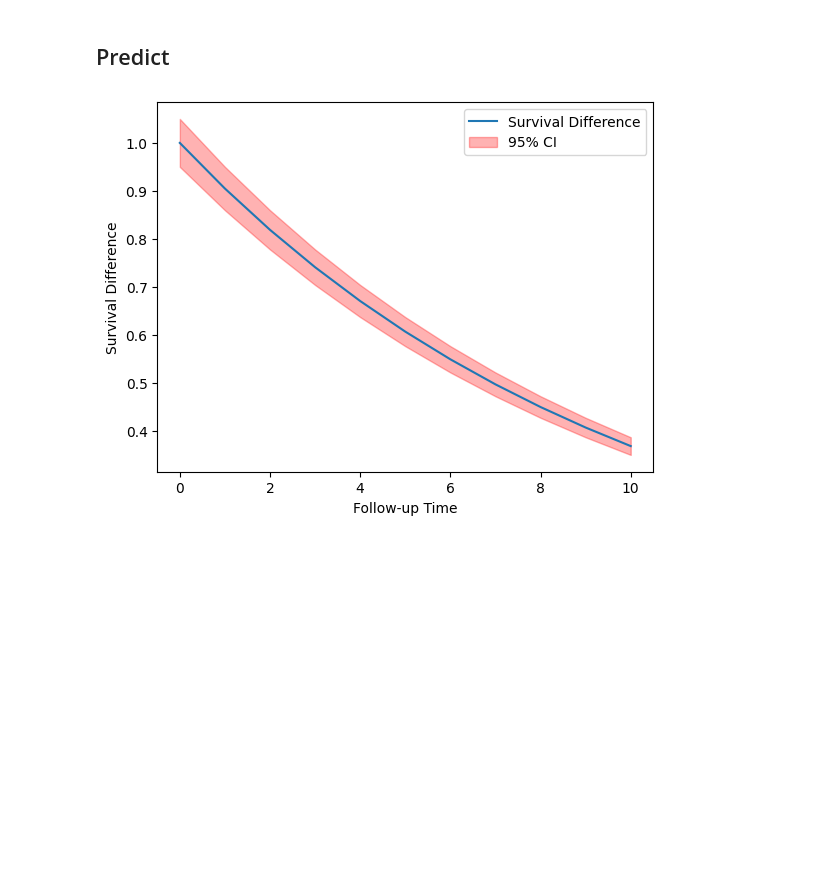
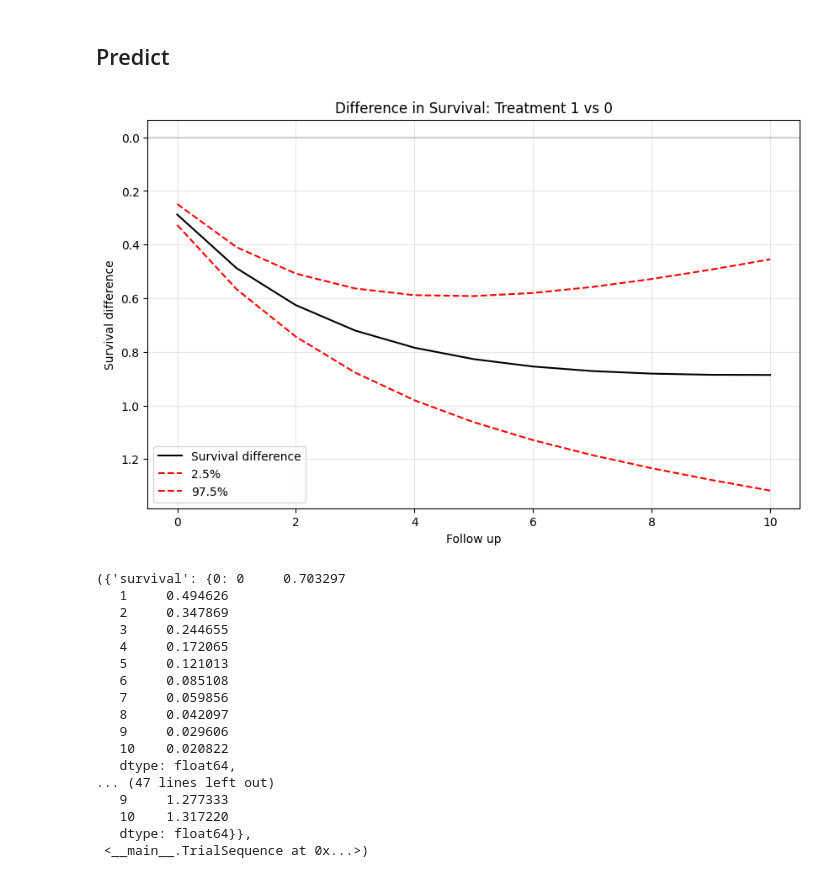
Before and after one commit to rieljasperapos/TTE_INSIGHTS, a Jupyter notebook: src/tte.ipynb, the cells around one changed output. Cells and saved outputs as stored; diff of their text form; code cells hidden in the pictures; blank space fills up the shorter version.

```diff
--- a/src/tte.ipynb
+++ b/src/tte.ipynb
@@ -205,0 +1188,2 @@ x1             0.7019      0.307      2.285      0.022       0.100       1.304
+# %%
+trial_itt.set_censor_weight_model(censor_event='censored', numerator=['x2'], denominator=['x2', 'x1'], pool_models="numerator")
@@ -205,0 +1256,6 @@ x1             0.7019      0.307      2.285      0.022       0.100       1.304
+# %%
+# Per-Protocol Outcome Model
+trial_pp.set_outcome_model()
+
+# Intention-to-Treat Outcome Model with adjustment term 'x2'
+trial_itt.set_outcome_model(adjustment_terms=['x2'])
@@ -206,2 +1282,8 @@ x1             0.7019      0.307      2.285      0.022       0.100       1.304
 # %% [markdown]
 ## Expand Trials
+# %%
+# Set expansion for PP
+trial_pp.set_expansion_options(output=save_to_datatable, chunk_size=500)
+
+# Set expansion for ITT
+trial_itt.set_expansion_options(output=save_to_datatable, chunk_size=500)
@@ -217,0 +1327,3 @@ trial_pp.fit_msm()
+# %%
+# trial_pp.fit_msm()
+trial_itt.fit_msm(weight_cols=['weight', 'sample_weight'], modify_weights=winsorize_weights)
@@ -218,6 +1343,23 @@ trial_pp.fit_msm()
 # %% [markdown]
 ## Predict
 # %%
-trial_pp.predict_survival()
+trial_itt.predict_survival()
 # %% [output]
-[figure, old version]
+[figure, new version]
+({'survival': {0: 0     0.703297
+   1     0.494626
+   2     0.347869
+   3     0.244655
+   4     0.172065
+   5     0.121013
+   6     0.085108
+   7     0.059856
+   8     0.042097
+   9     0.029606
+   10    0.020822
+   dtype: float64,
+... (47 lines left out)
+   9     1.277333
+   10    1.317220
+   dtype: float64}},
+ <__main__.TrialSequence at 0x...>)
```
Also changed, not shown: parts of 25 cells of this notebook, 1 other file.
